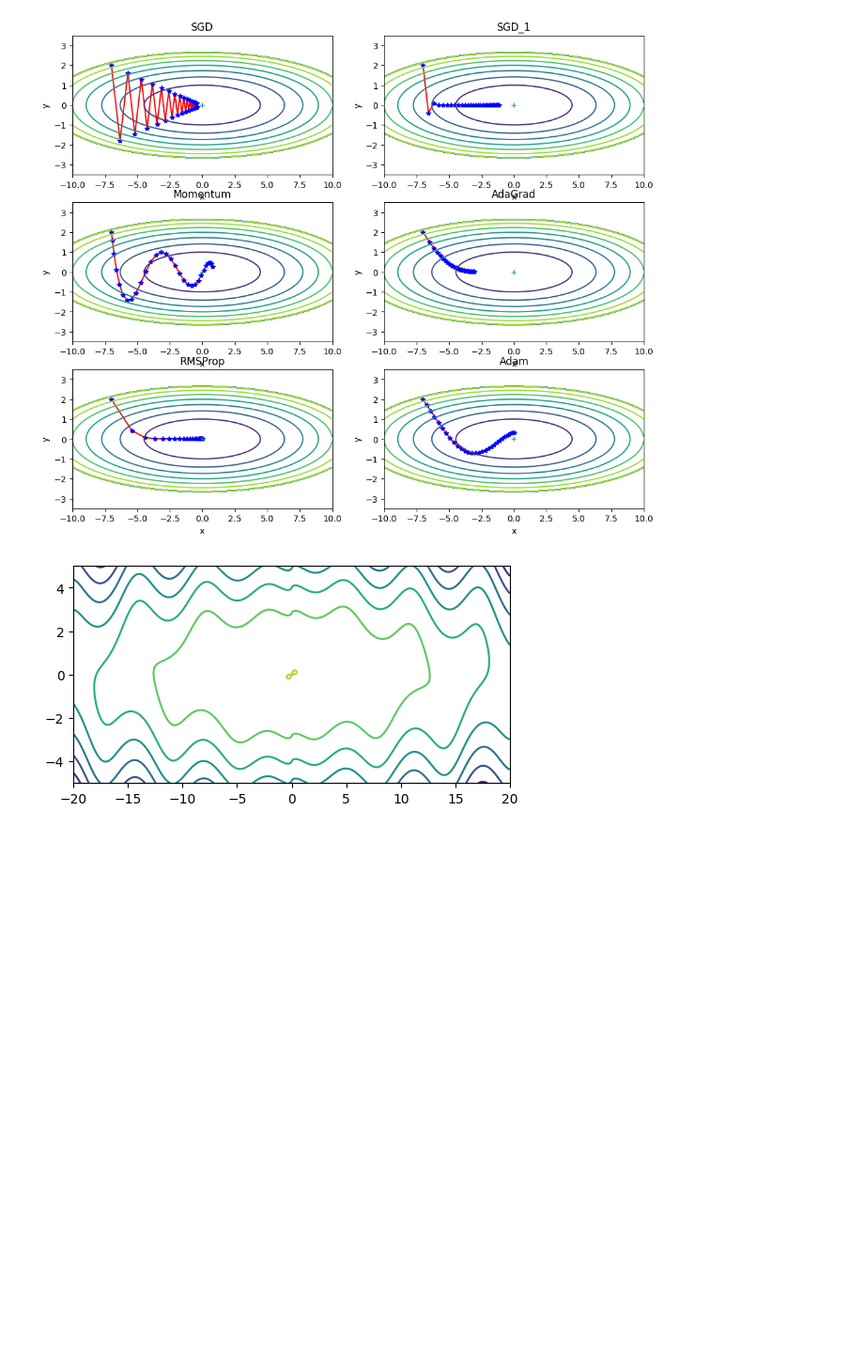
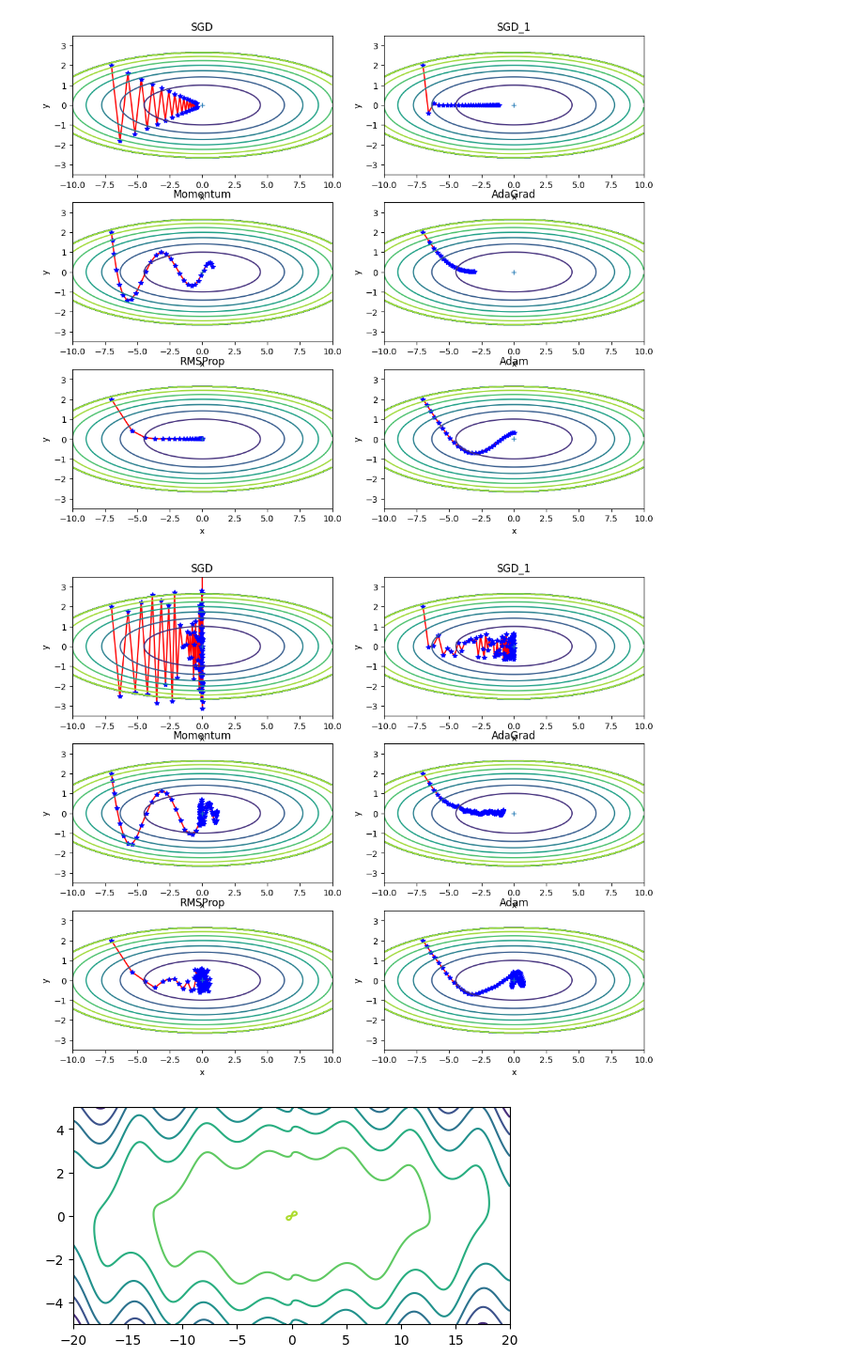
Before and after one commit to clionelove123/Machine_Learning, a Jupyter notebook: ML_Chap_09_Optimizer.ipynb, the cells around one changed output. Shown at 94% size. Cells and saved outputs as stored; diff of their text form; code cells hidden in the pictures; blank space fills up the shorter version.

```diff
--- a/ML_Chap_09_Optimizer.ipynb
+++ b/ML_Chap_09_Optimizer.ipynb
@@ -174,6 +174,75 @@ for key in optimizers:
 plt.show()
 # %% [output]
 [figure]
+# %%
+def f(x, y):
+    return x**2 / 20.0 + y**2
+
+
+def df(x, y):
+    return x / 10.0, 2.0*y
+
+init_pos = (-7.0, 2.0)
+params = {}
+params['x'], params['y'] = init_pos[0], init_pos[1]
+grads = {}
+grads['x'], grads['y'] = 0, 0
+
+optimizers = OrderedDict()
+optimizers["SGD"] = SGD(lr=0.95)
+optimizers["SGD_1"] = SGD(lr=0.6)
+optimizers["Momentum"] = Momentum(lr=0.1)
+optimizers["AdaGrad"] = AdaGrad(lr=0.5)
+optimizers["RMSProp"] = RMSprop(lr=0.5, decay_rate = 0.9)
+optimizers["Adam"] = Adam(lr=0.3)
+
+idx = 1
+noise_mag=1.0;
+
+plt.figure(figsize=(12,10))
+
+for key in optimizers:
+    optimizer = optimizers[key]
+    x_history = []
+    y_history = []
+    params['x'], params['y'] = init_pos[0], init_pos[1]
+
+    for i in range(100):
+        x_history.append(params['x'])
+        y_history.append(params['y'])
+        noise=np.random.rand(2)*noise_mag-noise_mag*0.5
+        grads['x'], grads['y'] = df(params['x']+noise[0], params['y']+noise[1])
+        optimizer.update(params, grads)
+
+
+    x = np.arange(-10, 10, 0.01)
+    y = np.arange(-5, 5, 0.01)
+
+    X, Y = np.meshgrid(x, y)
+    Z = f(X, Y)
+
+    # 외곽선 단순화
+    mask = Z > 7
+    Z[mask] = 0
+
+    # 그래프 그리기
+    plt.subplot(3, 2, idx)
+    idx += 1
+    plt.plot(x_history, y_history, '-', color="red")
+    plt.plot(x_history, y_history, '*', color="blue")
+    plt.contour(X, Y, Z)
+    plt.ylim(-3.5, 3.5)
+    plt.xlim(-10, 10)
+    plt.plot(0, 0, '+')
+    #colorbar()
+    #spring()
+    plt.title(key)
+    plt.xlabel("x")
+    plt.ylabel("y")
+
+plt.show()
+# %% [output]
+[figure, added]
 # %%
 def f(x, y):
     return -0.3*np.sin(x)*np.log((x**2))*(y) - (x**2)/ 20.0 - y**2
```
Also changed, not shown: parts of 4 cells of this notebook.
